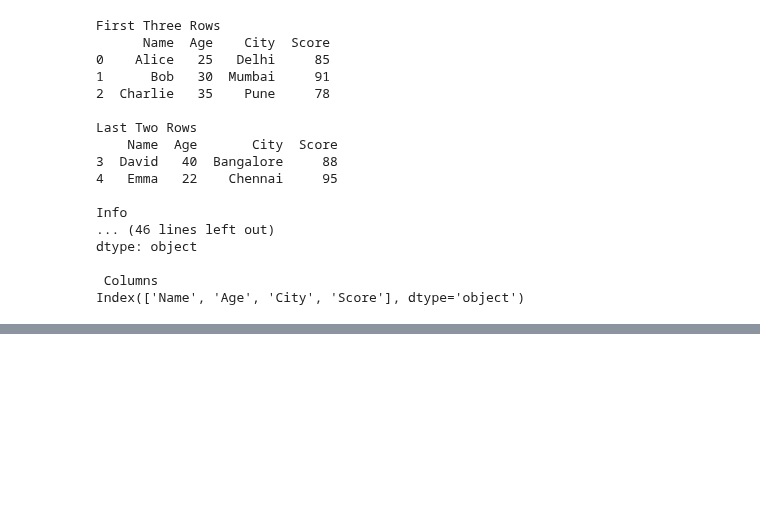
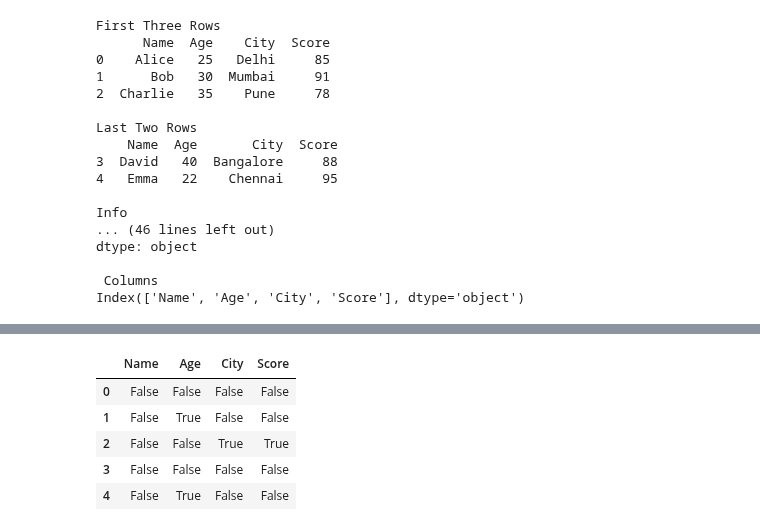
Before and after one commit to sh1vam31/Complete_DataScience, a Jupyter notebook: Pandas.ipynb, the cells around one changed output, grey strips where cells are left out. Saved outputs shown, nothing was run; the diff lists cells and outputs as text; code cells hidden in the pictures; blank space fills up the shorter version.

Commit message:
cleaning the data

```diff
--- a/Pandas.ipynb
+++ b/Pandas.ipynb
@@ -292,0 +301,18 @@ Index(['Name', 'Age', 'City', 'Score'], dtype='object')
+# %%
+import numpy as np
+a = {
+    "Name": ["Alice", "Bob", "Charlie", "David", "Emma"],
+    "Age": [25, None, 35, 40, None],
+    "City": ["Delhi", "Mumbai", None, "Bangalore", "Chennai"],
+    "Score": [85, 91, np.nan, 88, 95]
+}
+
+df = pd.DataFrame(a)
+df.isna()
+# %% [output]
+|  | Name | Age | City | Score |
+| 0 | False | False | False | False |
+| 1 | False | True | False | False |
+| 2 | False | False | True | True |
+| 3 | False | False | False | False |
+| 4 | False | True | False | False |
```
Also changed, not shown: parts of 16 cells of this notebook.
